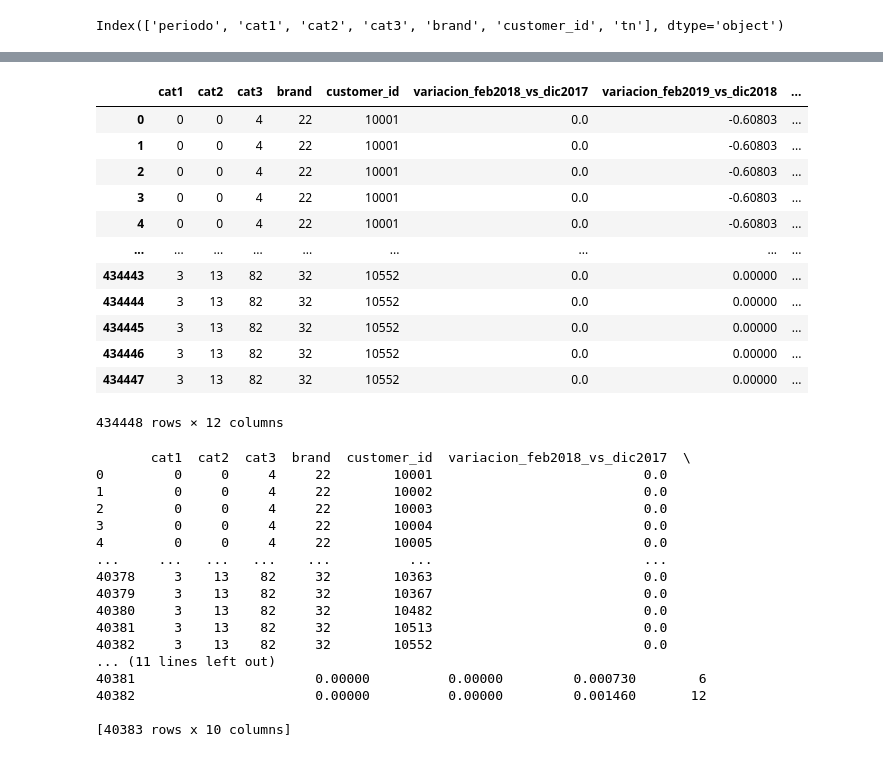
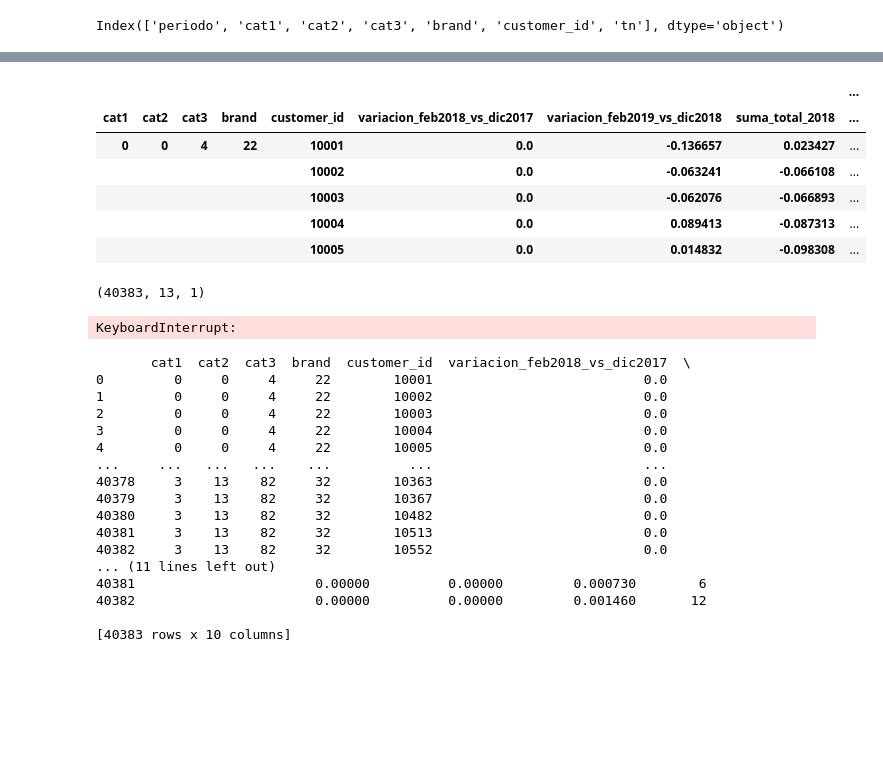
Before and after one commit to VeronicaGarciaRio/labo3-2024v, a Jupyter notebook: modelodtwv2001.ipynb, the cells around one changed output, grey strips where cells are left out. Saved outputs shown, nothing was run; the diff lists cells and outputs as text; code cells hidden in the pictures; blank space fills up the shorter version.

```diff
--- a/modelodtwv2001.ipynb
+++ b/modelodtwv2001.ipynb
@@ -168,0 +156,20 @@ display(scaled_df)
+# %%
+#final_df tiene datos originales, final_df_es esta escalado
+final_df_esc=final_df
+# %%
+# Columnas a escalar
+columns_to_scale = [
+    'variacion_feb2018_vs_dic2017',
+    'variacion_feb2019_vs_dic2018',
+    'suma_total_2018',
+    'suma_total_2019',
+    'tn'
+]
+
+# Inicializar el StandardScaler
+scaler = StandardScaler()
+
+# Ajustar y transformar las columnas seleccionadas
+final_df_esc[columns_to_scale] = scaler.fit_transform(final_df_esc[columns_to_scale])
+
+final_df_esc.head()
@@ -169,51 +183,52 @@ display(scaled_df)
+# %%
+# Pivotear el DataFrame
+pivoted_df = final_df_esc.pivot_table(index=['cat1', 'cat2', 'cat3', 'brand', 'customer_id', 'variacion_feb2018_vs_dic2017', 'variacion_feb2019_vs_dic2018', 'suma_total_2018', 'suma_total_2019'], columns='periodo', values='tn').fillna(0)
+pivoted_df.head()
+# %% [output]
+|  |  |  |  |  |  |  |  | ... |
+| cat1 | cat2 | cat3 | brand | customer_id | variacion_feb2018_vs_dic2017 | variacion_feb2019_vs_dic2018 | suma_total_2018 | ... |
+| 0 | 0 | 4 | 22 | 10001 | 0.0 | -0.136657 | 0.023427 | ... |
+|  |  |  |  | 10002 | 0.0 | -0.063241 | -0.066108 | ... |
+|  |  |  |  | 10003 | 0.0 | -0.062076 | -0.066893 | ... |
+|  |  |  |  | 10004 | 0.0 | 0.089413 | -0.087313 | ... |
+|  |  |  |  | 10005 | 0.0 | 0.014832 | -0.098308 | ... |
+# %%
+# Convertir el DataFrame pivoteado a un array numpy
+X = pivoted_df.values
+
+# Asegurar que X tiene la forma (n_samples, n_timesteps, n_features)
+X = np.expand_dims(X, axis=-1)  # Agregar una dimensión para n_features si es necesario
+
+# Comprobar la forma de X
+print(X.shape)  # Debería ser (n_samples, n_timesteps, n_features)
+# %% [output]
+(40383, 13, 1)
 # %%
-import pandas as pd
-from tslearn.preprocessing import TimeSeriesScalerMeanVariance
-from tslearn.clustering import TimeSeriesKMeans
-import joblib
-
-# Supongamos que `grouped_df` es tu DataFrame original con las columnas necesarias
-
-# Procesamiento previo similar al anterior código...
-# (Se omiten las líneas anteriores para brevedad)
-
 # Crear el modelo TimeSeriesKMeans
 n_clusters = 15
 model = TimeSeriesKMeans(n_clusters=n_clusters, metric="dtw", random_state=0)
 
 # Ajustar el modelo usando las series temporales escaladas
-model.fit(scaled_df)
+model.fit(X)
 
 # Obtener los clusters asignados a cada serie temporal
 clusters = model.labels_
 
 # Agregar los clusters al DataFrame pivoteado
-pivoted_df['cluster'] = clusters
+X['cluster'] = clusters
 
 # Reiniciar el índice para que `pivoted_df` tenga los índices como columnas normales
-pivoted_df.reset_index(inplace=True)
+X.reset_index(inplace=True)
 
 # Fusionar `final_df` con `pivoted_df` usando `left_on` y `right_on`
-grouped_dff = final_df.merge(pivoted_df[['cat1', 'cat2', 'cat3', 'brand', 'customer_id', 'cluster']],
+grouped_dff = final_df.merge(X[['cat1', 'cat2', 'cat3', 'brand', 'customer_id', 'cluster']],
                              on=['cat1', 'cat2', 'cat3', 'brand', 'customer_id'],
                              how='left')
 
 # Mostrar el DataFrame final con los números de grupo
 display(grouped_dff)
 # %% [output]
-|  | cat1 | cat2 | cat3 | brand | customer_id | variacion_feb2018_vs_dic2017 | variacion_feb2019_vs_dic2018 | ... |
-| 0 | 0 | 0 | 4 | 22 | 10001 | 0.0 | -0.60803 | ... |
-| 1 | 0 | 0 | 4 | 22 | 10001 | 0.0 | -0.60803 | ... |
-| 2 | 0 | 0 | 4 | 22 | 10001 | 0.0 | -0.60803 | ... |
-| 3 | 0 | 0 | 4 | 22 | 10001 | 0.0 | -0.60803 | ... |
-| 4 | 0 | 0 | 4 | 22 | 10001 | 0.0 | -0.60803 | ... |
-| ... | ... | ... | ... | ... | ... | ... | ... | ... |
-| 434443 | 3 | 13 | 82 | 32 | 10552 | 0.0 | 0.00000 | ... |
-| 434444 | 3 | 13 | 82 | 32 | 10552 | 0.0 | 0.00000 | ... |
-| 434445 | 3 | 13 | 82 | 32 | 10552 | 0.0 | 0.00000 | ... |
-| 434446 | 3 | 13 | 82 | 32 | 10552 | 0.0 | 0.00000 | ... |
-| 434447 | 3 | 13 | 82 | 32 | 10552 | 0.0 | 0.00000 | ... |
-434448 rows × 12 columns
+KeyboardInterrupt:
 # %%
 grouped_dff.to_csv("C:/Users/Usuario/desktop/vero2/grouped_dff.csv", index=False)
 # %%
```
Also changed, not shown: parts of 5 cells of this notebook, 5 other files.
